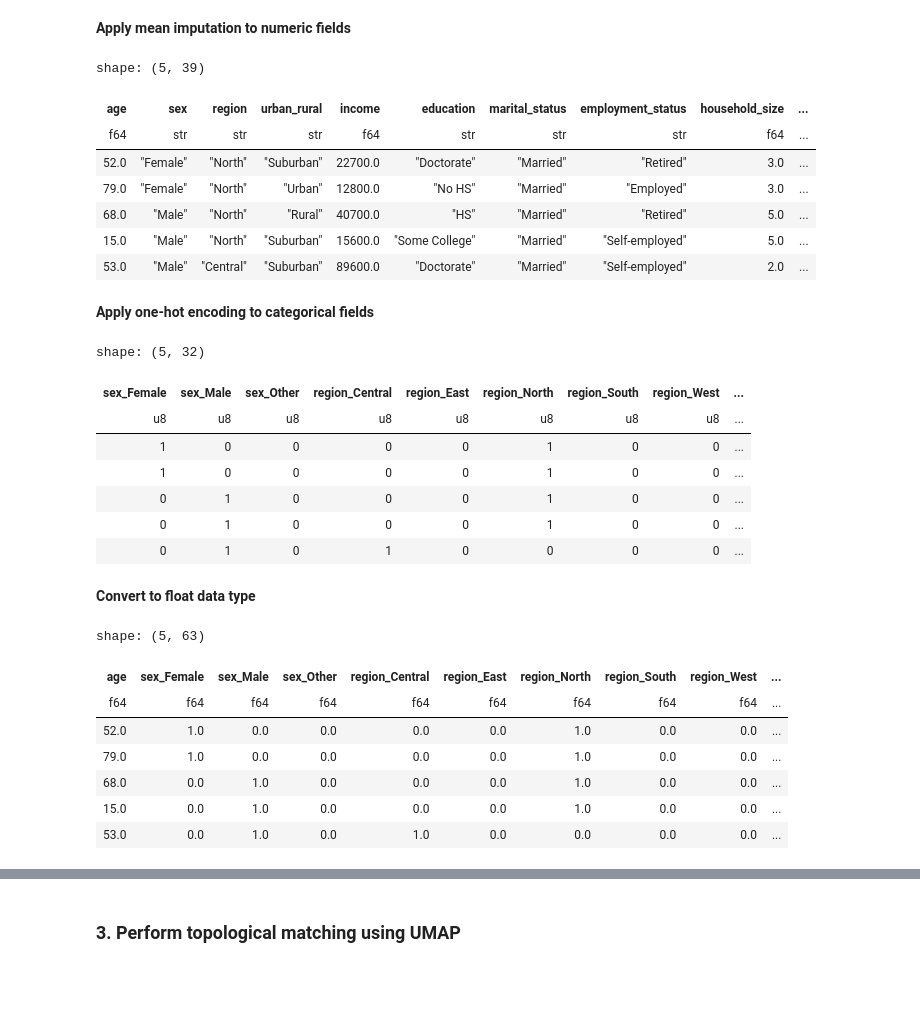
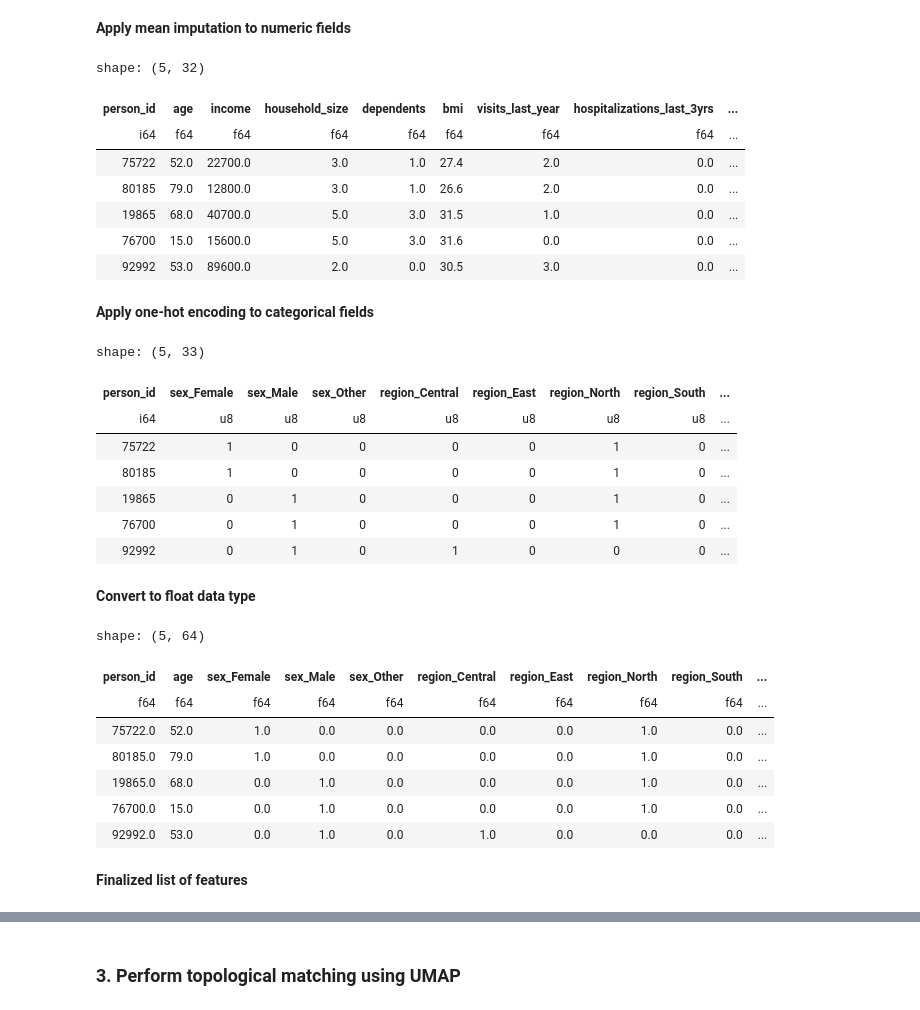
Before and after one commit to tcphan/holey-moley, a Jupyter notebook: notebooks/health_risk_topological_matching.ipynb, the cells around one changed output, grey strips where cells are left out. Drawn from its saved outputs; the diff is of its cells as text; code cells hidden in the pictures; blank space fills up the shorter version.

```diff
--- a/notebooks/health_risk_topological_matching.ipynb
+++ b/notebooks/health_risk_topological_matching.ipynb
@@ -58,6 +58,8 @@ shape: (5, 54)
 # %% [markdown]
 **List of features fields.**
 # %%
+primary_keys_list = ["person_id"]
+
 features_list = [
     "age",
     "sex",
@@ -100,7 +102,7 @@ features_list = [
     "had_major_procedure",
 ]
 
-health_risk_factors_df = health_risk_factors_df.select(features_list)
+health_risk_factors_df = health_risk_factors_df.select(primary_keys_list + features_list)
 print(f"Total # of features: {len(features_list)}")
 # %% [output]
 Total # of features: 39
@@ -137,20 +139,24 @@ Total # of columns removed due to high missing rate: 0
 # %% [markdown]
 **Apply mean imputation to numeric fields**
 # %%
+# List of all numeric type columns
+numeric_dtype_list = [col for col in preprocessed_risk_factors_df.select(cs.numeric()).columns if col not in primary_keys_list]
+
+# Fill null with mean
 preprocessed_risk_factors_df = preprocessed_risk_factors_df.with_columns(
-    cs.numeric().fill_null(cs.numeric().mean())
+    pl.col(numeric_dtype_list).fill_null(pl.col(numeric_dtype_list).mean())
 )
 
-preprocessed_risk_factors_df.show()
+preprocessed_risk_factors_df.select(primary_keys_list + numeric_dtype_list).show()
 # %% [output]
-shape: (5, 39)
+shape: (5, 32)
-| age | sex | region | urban_rural | income | education | marital_status | employment_status | household_size | ... |
-| f64 | str | str | str | f64 | str | str | str | f64 | ... |
-| 52.0 | "Female" | "North" | "Suburban" | 22700.0 | "Doctorate" | "Married" | "Retired" | 3.0 | ... |
-| 79.0 | "Female" | "North" | "Urban" | 12800.0 | "No HS" | "Married" | "Employed" | 3.0 | ... |
-| 68.0 | "Male" | "North" | "Rural" | 40700.0 | "HS" | "Married" | "Retired" | 5.0 | ... |
-| 15.0 | "Male" | "North" | "Suburban" | 15600.0 | "Some College" | "Married" | "Self-employed" | 5.0 | ... |
-| 53.0 | "Male" | "Central" | "Suburban" | 89600.0 | "Doctorate" | "Married" | "Self-employed" | 2.0 | ... |
+| person_id | age | income | household_size | dependents | bmi | visits_last_year | hospitalizations_last_3yrs | ... |
+| i64 | f64 | f64 | f64 | f64 | f64 | f64 | f64 | ... |
+| 75722 | 52.0 | 22700.0 | 3.0 | 1.0 | 27.4 | 2.0 | 0.0 | ... |
+| 80185 | 79.0 | 12800.0 | 3.0 | 1.0 | 26.6 | 2.0 | 0.0 | ... |
+| 19865 | 68.0 | 40700.0 | 5.0 | 3.0 | 31.5 | 1.0 | 0.0 | ... |
+| 76700 | 15.0 | 15600.0 | 5.0 | 3.0 | 31.6 | 0.0 | 0.0 | ... |
+| 92992 | 53.0 | 89600.0 | 2.0 | 0.0 | 30.5 | 3.0 | 0.0 | ... |
 # %% [markdown]
 **Apply one-hot encoding to categorical fields**
 # %%
@@ -164,27 +170,29 @@ string_dtype_list = [
 # Apply one-hot encoding
 preprocessed_risk_factors_df = preprocessed_risk_factors_df.to_dummies(string_dtype_list)
 ohe_vars_list = [col for col in preprocessed_risk_factors_df.columns for s in string_dtype_list if col.startswith(s)]
-preprocessed_risk_factors_df.select(ohe_vars_list).show()
+preprocessed_risk_factors_df.select(primary_keys_list + ohe_vars_list).show()
 # %% [output]
-shape: (5, 32)
+shape: (5, 33)
-| sex_Female | sex_Male | sex_Other | region_Central | region_East | region_North | region_South | region_West | ... |
-| u8 | u8 | u8 | u8 | u8 | u8 | u8 | u8 | ... |
-| 1 | 0 | 0 | 0 | 0 | 1 | 0 | 0 | ... |
-| 1 | 0 | 0 | 0 | 0 | 1 | 0 | 0 | ... |
-| 0 | 1 | 0 | 0 | 0 | 1 | 0 | 0 | ... |
-| 0 | 1 | 0 | 0 | 0 | 1 | 0 | 0 | ... |
-| 0 | 1 | 0 | 1 | 0 | 0 | 0 | 0 | ... |
+| person_id | sex_Female | sex_Male | sex_Other | region_Central | region_East | region_North | region_South | ... |
+| i64 | u8 | u8 | u8 | u8 | u8 | u8 | u8 | ... |
+| 75722 | 1 | 0 | 0 | 0 | 0 | 1 | 0 | ... |
+| 80185 | 1 | 0 | 0 | 0 | 0 | 1 | 0 | ... |
+| 19865 | 0 | 1 | 0 | 0 | 0 | 1 | 0 | ... |
+| 76700 | 0 | 1 | 0 | 0 | 0 | 1 | 0 | ... |
+| 92992 | 0 | 1 | 0 | 1 | 0 | 0 | 0 | ... |
 # %% [markdown]
 **Convert to float data type**
 # %%
 preprocessed_risk_factors_df = preprocessed_risk_factors_df.select(pl.all().cast(pl.Float64))
 preprocessed_risk_factors_df.show()
 # %% [output]
-shape: (5, 63)
+shape: (5, 64)
-| age | sex_Female | sex_Male | sex_Other | region_Central | region_East | region_North | region_South | region_West | ... |
+| person_id | age | sex_Female | sex_Male | sex_Other | region_Central | region_East | region_North | region_South | ... |
 | f64 | f64 | f64 | f64 | f64 | f64 | f64 | f64 | f64 | ... |
-| 52.0 | 1.0 | 0.0 | 0.0 | 0.0 | 0.0 | 1.0 | 0.0 | 0.0 | ... |
-| 79.0 | 1.0 | 0.0 | 0.0 | 0.0 | 0.0 | 1.0 | 0.0 | 0.0 | ... |
-| 68.0 | 0.0 | 1.0 | 0.0 | 0.0 | 0.0 | 1.0 | 0.0 | 0.0 | ... |
-| 15.0 | 0.0 | 1.0 | 0.0 | 0.0 | 0.0 | 1.0 | 0.0 | 0.0 | ... |
-| 53.0 | 0.0 | 1.0 | 0.0 | 1.0 | 0.0 | 0.0 | 0.0 | 0.0 | ... |
+| 75722.0 | 52.0 | 1.0 | 0.0 | 0.0 | 0.0 | 0.0 | 1.0 | 0.0 | ... |
+| 80185.0 | 79.0 | 1.0 | 0.0 | 0.0 | 0.0 | 0.0 | 1.0 | 0.0 | ... |
+| 19865.0 | 68.0 | 0.0 | 1.0 | 0.0 | 0.0 | 0.0 | 1.0 | 0.0 | ... |
+| 76700.0 | 15.0 | 0.0 | 1.0 | 0.0 | 0.0 | 0.0 | 1.0 | 0.0 | ... |
+| 92992.0 | 53.0 | 0.0 | 1.0 | 0.0 | 1.0 | 0.0 | 0.0 | 0.0 | ... |
+# %% [markdown]
+**Finalized list of features**
```
Also changed, not shown: parts of 8 cells of this notebook.
